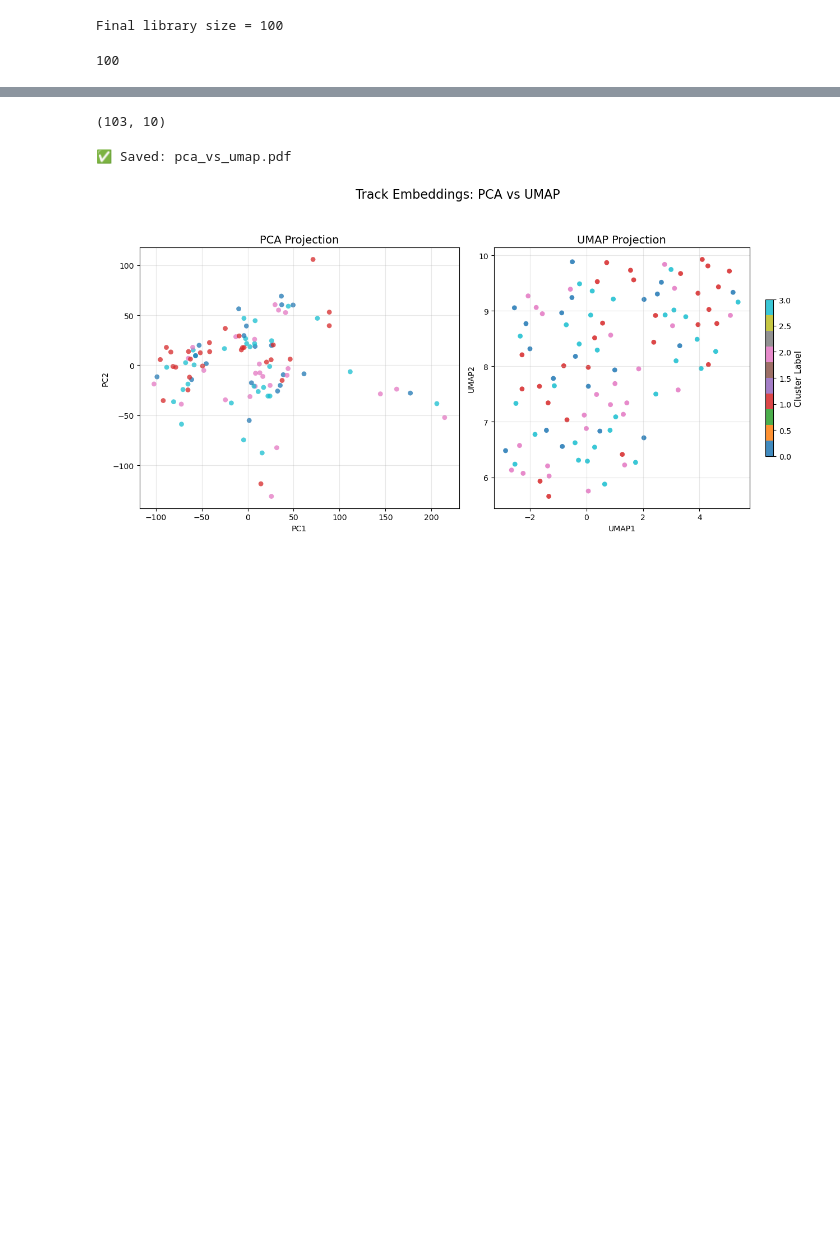
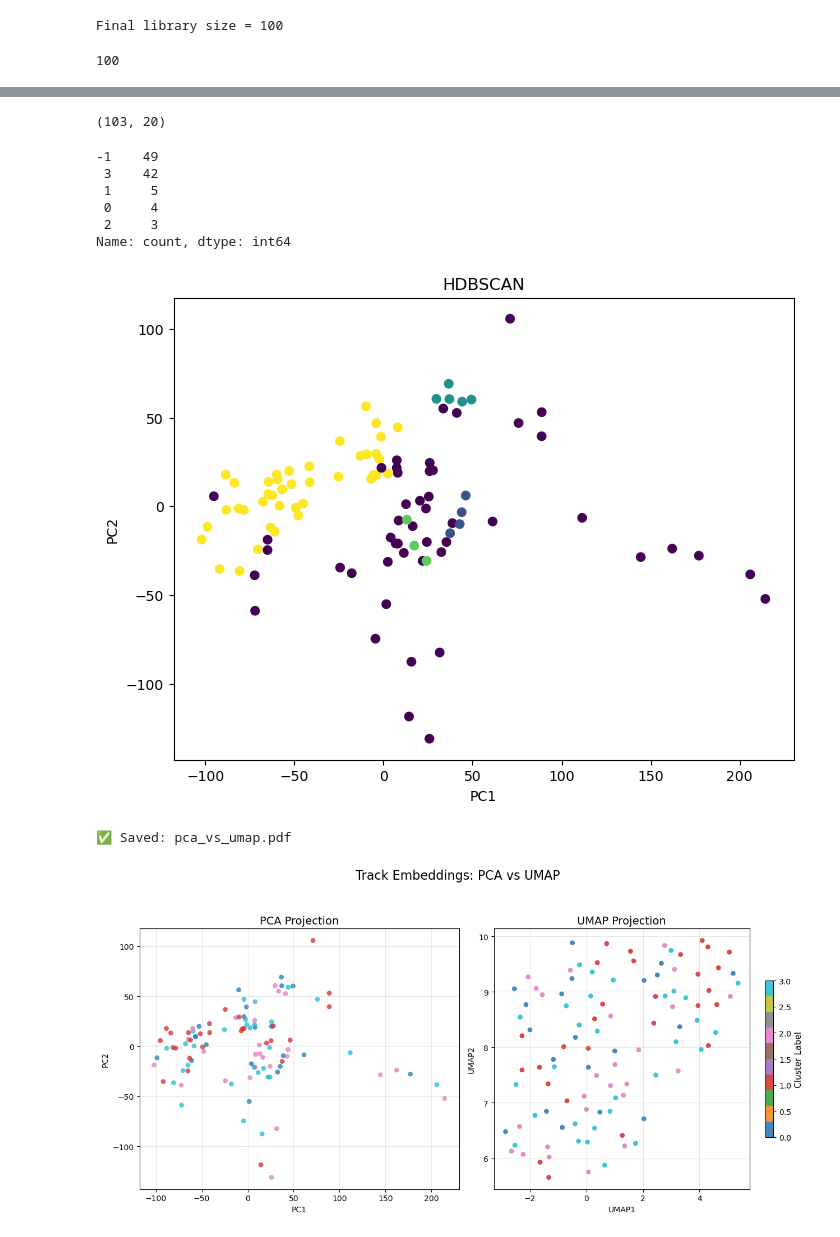
Before and after one commit to anpeata/xai-spatio-temporal, a Jupyter notebook: scripts/notebooks/xai_picopatt.ipynb, the cells around one changed output, grey strips where cells are left out. Saved outputs shown, nothing was run; the diff lists cells and outputs as text; code cells hidden in the pictures; blank space fills up the shorter version.

Commit message:
test (pipeline): update pipeline with hdbscan + local shap

```diff
--- a/scripts/notebooks/xai_picopatt.ipynb
+++ b/scripts/notebooks/xai_picopatt.ipynb
@@ -35,7 +35,11 @@ pd.set_option('display.max_columns', None)
 pd.set_option('display.max_rows', None)
 
 
-from dtaidistance import dtw
+try:
+    from dtaidistance import dtw
+    HAS_DTW = True
+except ImportError:
+    HAS_DTW = False
 # %%
 def euclidean_similarity(a, b):
 
@@ -1245,24 +1291,26 @@ pca = PCA(
 X_pca = pca.fit_transform(
     X_scaled
 )
+
+X_pca.shape
+# %% [output]
+(103, 20)
 # %%
-from sklearn.decomposition import PCA
+# from sklearn.decomposition import PCA
 
-n_components = min(
-    10,
-    X_scaled.shape[0]-1
-)
+# n_components = min(
+#     10,
+#     X_scaled.shape[0]-1
+# )
 
-pca = PCA(
-    n_components=n_components,
-    random_state=42
-)
+# pca = PCA(
+#     n_components=n_components,
+#     random_state=42
+# )
 
-X_pca = pca.fit_transform(X_scaled)
+# X_pca = pca.fit_transform(X_scaled)
 
-print(X_pca.shape)
+# print(X_pca.shape)
-# %% [output]
-(103, 10)
 # %%
 pca2 = PCA(
     n_components=2,
@@ -1271,38 +1319,66 @@ pca2 = PCA(
 
 X_vis = pca2.fit_transform(X_scaled)
 # %%
-from sklearn.cluster import KMeans
+# from sklearn.cluster import KMeans
 
-kmeans = KMeans(
-    n_clusters=3,
-    random_state=42,
-    n_init=20
+# kmeans = KMeans(
+#     n_clusters=3,
+#     random_state=42,
+#     n_init=20
+# )
+
+# labels = kmeans.fit_predict(X_pca)
+
+import hdbscan
+
+ = hdbscan.HDBSCAN(
+    min_cluster_size=3,
+    min_samples=3,
+    prediction_data=True
 )
 
-labels = kmeans.fit_predict(X_pca)
+labels = clusterer.fit_predict(
+    X_pca
+)
+
+print(
+    pd.Series(labels).value_counts()
+)
+# %% [output]
+-1    49
+ 3    42
+ 1     5
+ 0     4
+ 2     3
+Name: count, dtype: int64
 # %%
 import matplotlib.pyplot as plt
 
 plt.figure(figsize=(8,6))
 
 plt.scatter(
     X_vis[:,0],
     X_vis[:,1],
     c=labels
 )
 
 # for i in range(len(labels)):
 #     plt.annotate(
 #         str(i),
 #         (X_vis[i,0], X_vis[i,1])
 #     )
 
 plt.title("KMeans")
+plt.title("HDBSCAN")
 plt.xlabel("PC1")
 plt.ylabel("PC2")
 
-plt.savefig("kmeans_clusters.pdf", dpi=400, bbox_inches='tight')
+# plt.savefig("kmeans_clusters.pdf", dpi=400, bbox_inches='tight')
+plt.savefig("hdbscan_clusters.pdf", dpi=400, bbox_inches='tight')
+
 plt.show()
+# %% [output]
+[figure, added]
 # %%
 import matplotlib.pyplot as plt
 import numpy as np
```
Also changed, not shown: parts of 15 cells of this notebook.
